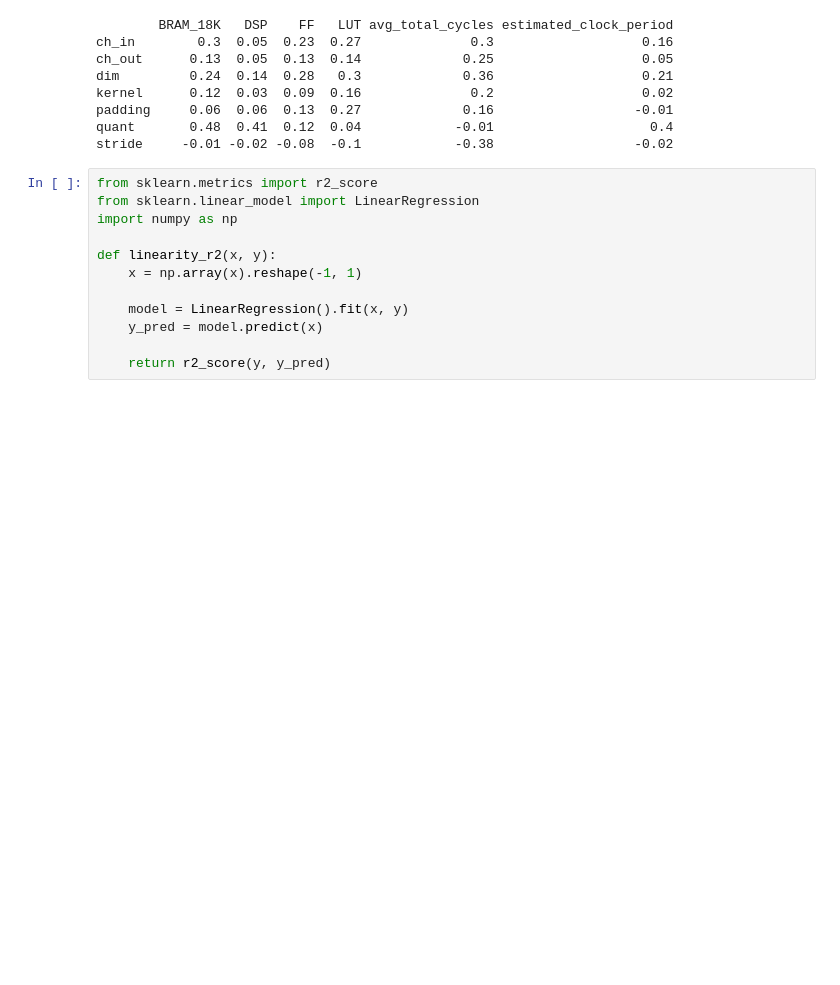
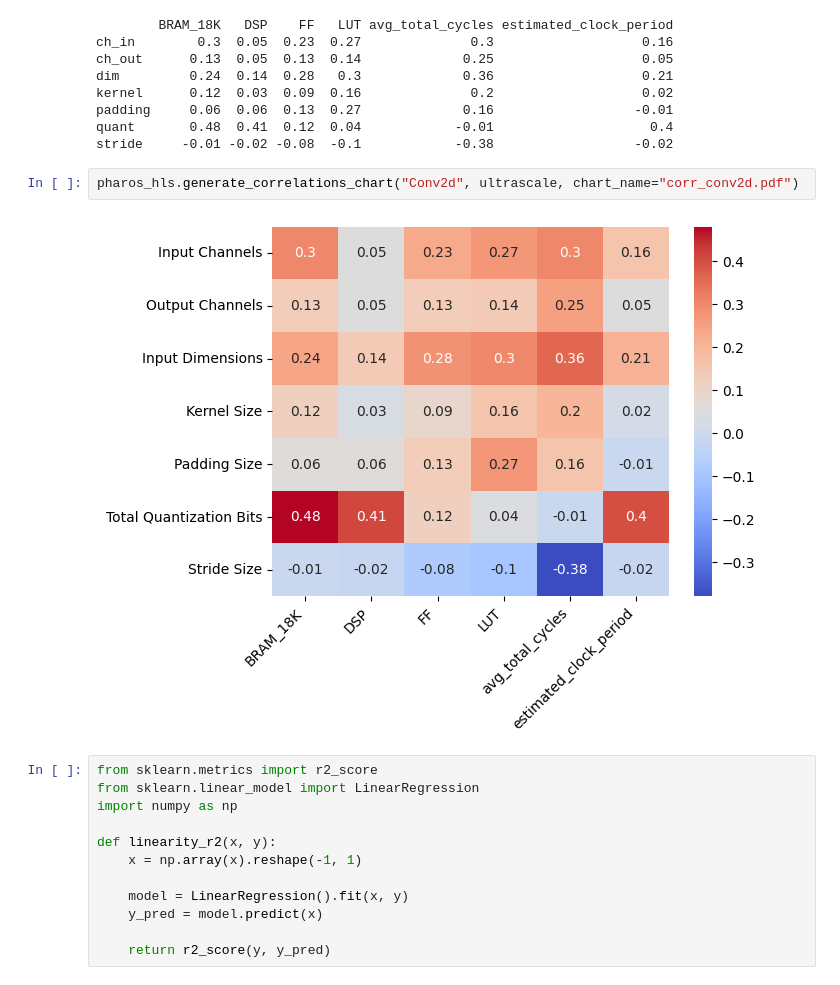
Before and after one commit to fernandoPozzer/pharosHLS, a Jupyter notebook: case_study_1.ipynb, the cells around one changed output. Drawn from its saved outputs; the diff is of its cells as text; blank space fills up the shorter version.

Commit message:
Add option to save correlations chart image

```diff
--- a/case_study_1.ipynb
+++ b/case_study_1.ipynb
@@ -51,6 +47,10 @@ kernel      0.12  0.03  0.09  0.16              0.2                   0.02
 padding     0.06  0.06  0.13  0.27             0.16                  -0.01
 quant       0.48  0.41  0.12  0.04            -0.01                    0.4
 stride     -0.01 -0.02 -0.08  -0.1            -0.38                  -0.02
+# %%
+pharos_hls.generate_correlations_chart("Conv2d", ultrascale, chart_name="corr_conv2d.pdf")
+# %% [output]
+[figure, new version]
 # %%
 from sklearn.metrics import r2_score
 from sklearn.linear_model import LinearRegression
```
Also changed, not shown: parts of 1 cell of this notebook, 2 other files.
